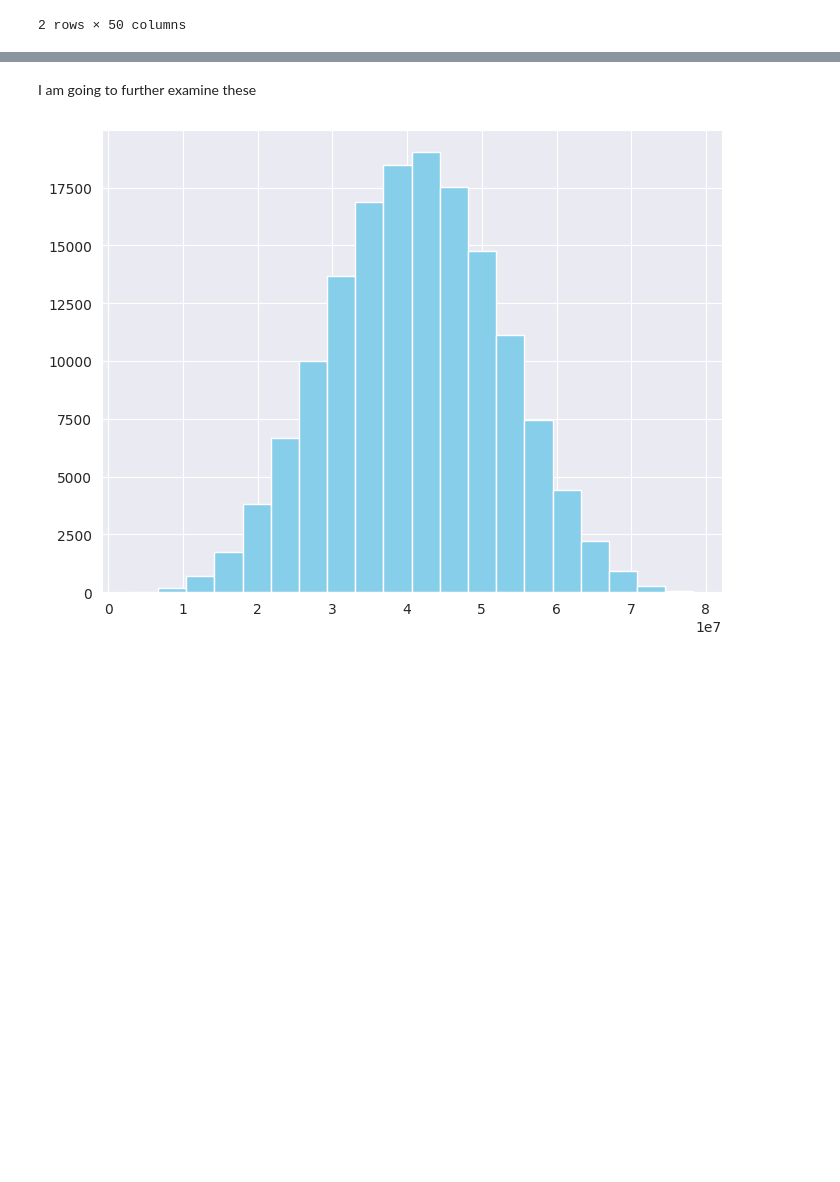
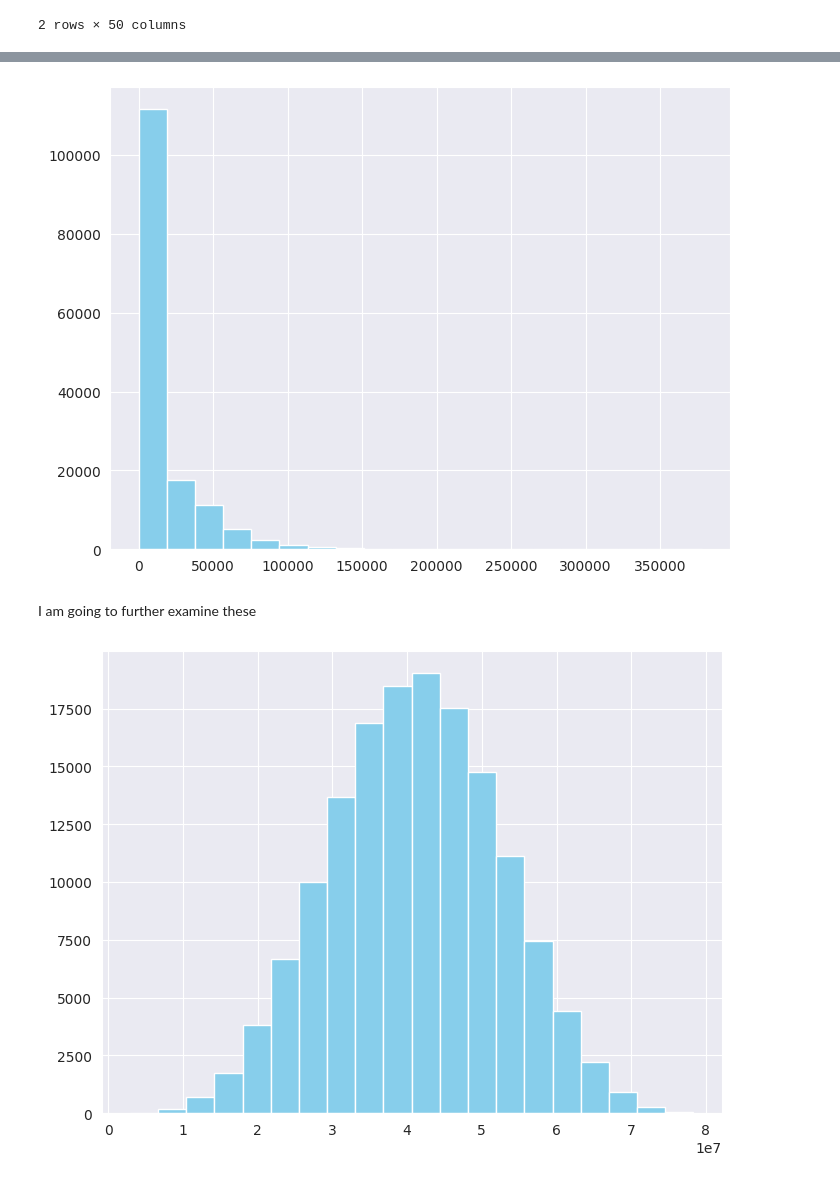
Before and after one commit to biniyam69/telecom, a Jupyter notebook: notebooks/EDA.ipynb, the cells around one changed output, grey strips where cells are left out. Drawn from its saved outputs; the diff is of its cells as text; code cells hidden in the pictures; blank space fills up the shorter version.

```diff
--- a/notebooks/EDA.ipynb
+++ b/notebooks/EDA.ipynb
@@ -417,3 +424,9 @@ plt.show()
+# %%
+plt.figure(figsize=(8,6))
+plt.hist(df['Avg Bearer TP DL (kbps)'], bins= 20, color='skyblue')
+plt.show()
+# %% [output]
+[figure, added]
 # %% [markdown]
 I am going to further examine these
 # %%
```
Also changed, not shown: parts of 6 cells of this notebook, 3 other files.
